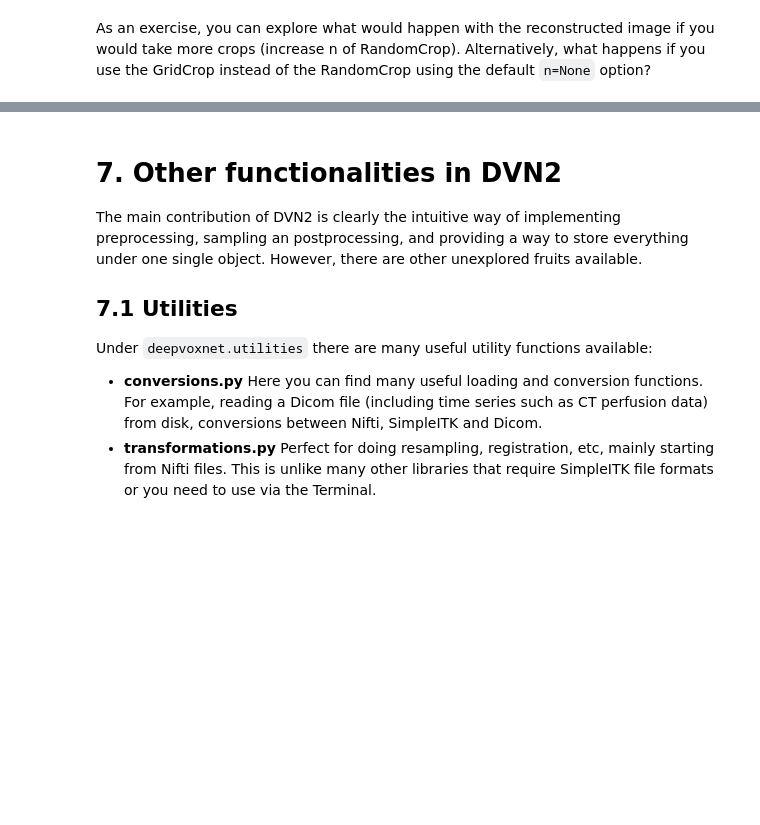
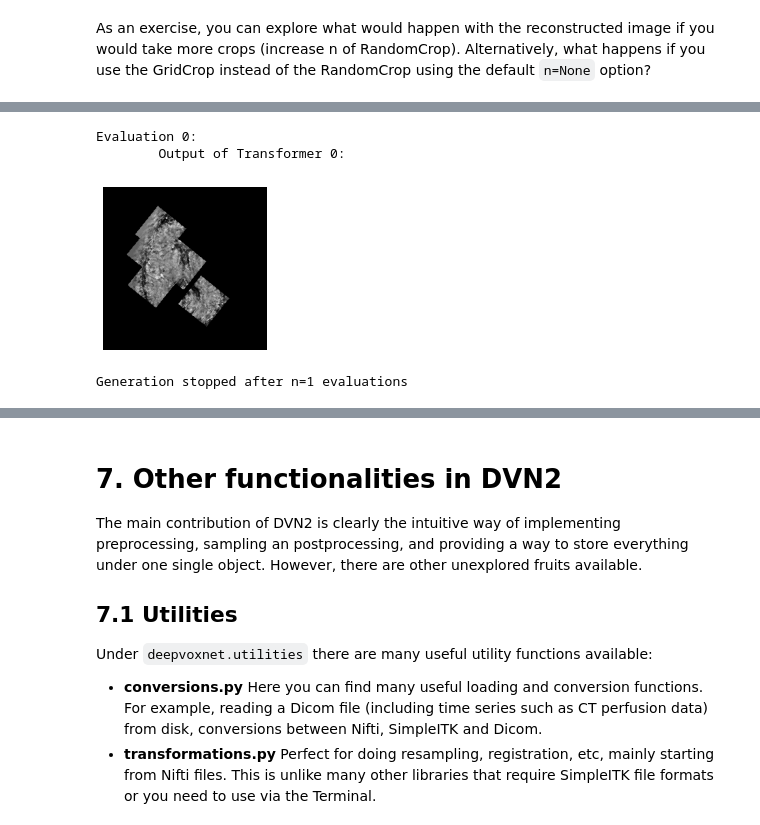
Before and after one commit to JeroenBertels/deepvoxnet2, a Jupyter notebook: demos/deepvoxnet2.ipynb, the cells around one changed output, grey strips where cells are left out. Drawn from its saved outputs; the diff is of its cells as text; code cells hidden in the pictures; blank space fills up the shorter version.

Commit message:
Working on improved notebook introduction (up till DvnModel). Almost finished, still need to provide working training script and some more info on DvnModel

```diff
--- a/demos/deepvoxnet2.ipynb
+++ b/demos/deepvoxnet2.ipynb
@@ -696,0 +740,18 @@ The combination of a Creator and a Sampler has all information that is necessary
+# %%
+my_own_unet_model = create_generalized_unet_v2_model(
+    number_input_features=1,
+    subsample_factors_per_pathway=(
+            (1, 1, 1),
+            (3, 3, 3)
+    ),
+    kernel_sizes_per_pathway=(
+            (((3, 3, 3), (3, 3, 3)), ((3, 3, 3), (3, 3, 3))),
+            (((3, 3, 3), (3, 3, 3)), ((3, 3, 3), (3, 3, 3)))
+    ),
+    number_features_per_pathway=(
+            ((30, 30), (30, 30)),
+            ((60, 60), (60, 30))
+    ),
+    output_size=(53, 53, 53),
+    padding="valid"
+)
@@ -696,0 +784,13 @@ The combination of a Creator and a Sampler has all information that is necessary
+# %%
+from deepvoxnet2.components.transformers import KerasModel
+
+x_crop_pred = KerasModel(my_own_unet_model)(x_crop)
+x_buffer = Buffer(buffer_size=None)(x_crop_pred)
+x_put = Put(reference_connection=x_input)(x_buffer)
+x_put_creator = Creator(outputs=[x_put])
+visualize_creator_outputs(x_put_creator, my_val_sampler[1])
+# %% [output]
+Evaluation 0:
+        Output of Transformer 0:
+[figure, added]
+Generation stopped after n=1 evaluations
```
Also changed, not shown: parts of 38 cells of this notebook.
